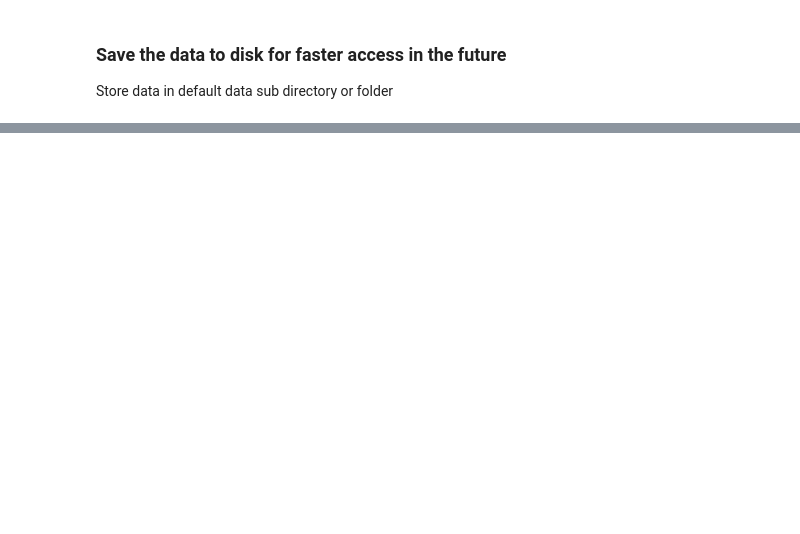
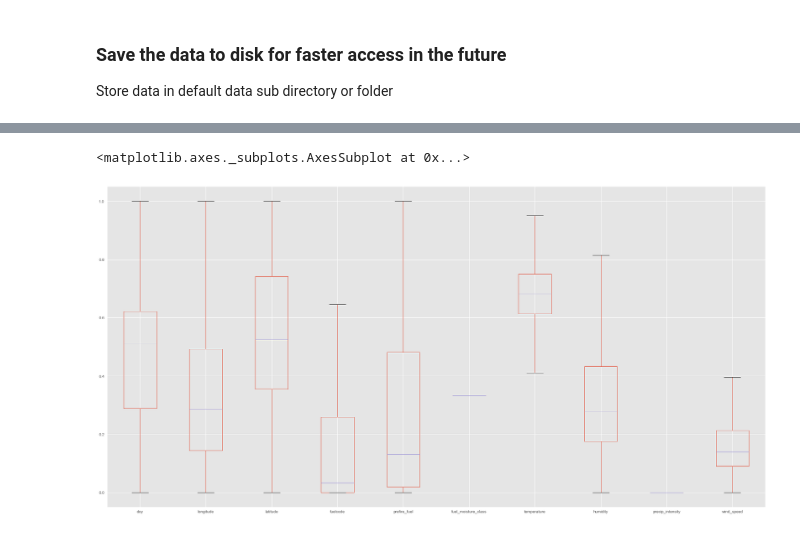
Before and after one commit to NahidGithub/Predicting-Wildfires, a Jupyter notebook: notebooks/Feature_Evaluation_Emissions_Data.ipynb, the cells around one changed output, grey strips where cells are left out. Cells and saved outputs as stored; diff of their text form; code cells hidden in the pictures; blank space fills up the shorter version.

```diff
--- a/notebooks/Feature_Evaluation_Emissions_Data.ipynb
+++ b/notebooks/Feature_Evaluation_Emissions_Data.ipynb
@@ -355,0 +247,21 @@ visualizer.show()           # Finalize and render the figure
+# %%
+df_emissions['fuelcode'] = LabelEncoder().fit_transform(df_emissions['fuelcode'])
+
+
+feature_names = list(df_emissions.columns)
+
+
+features = df_emissions[feature_names]
+scaler = MinMaxScaler().fit_transform(features.values, (0, 50))
+
+df_emissions[feature_names] = scaler
+
+X = df_emissions[feature_names]
+# %%
+import matplotlib
+
+matplotlib.style.use('ggplot')
+df_emissions.plot(kind='box',figsize=(30,15))
+# %% [output]
+<matplotlib.axes._subplots.AxesSubplot at 0x...>
+[figure, added]
```
Also changed, not shown: parts of 87 cells of this notebook.
